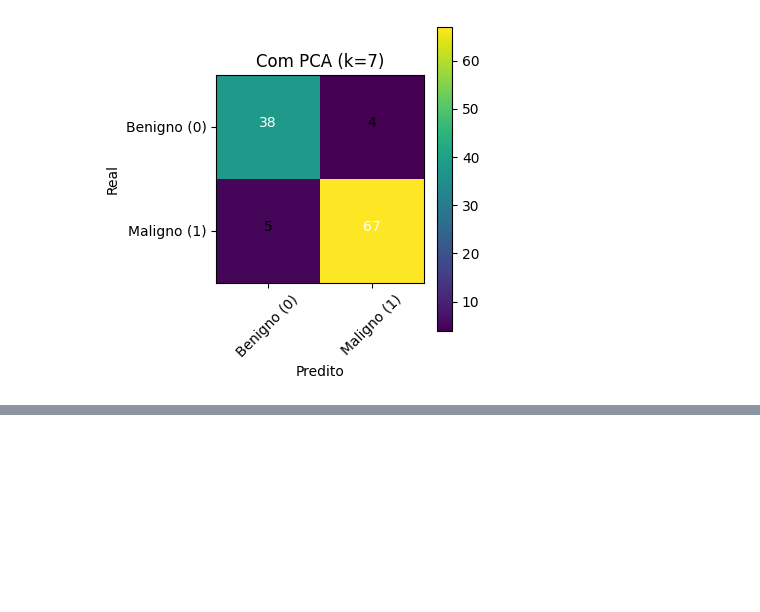
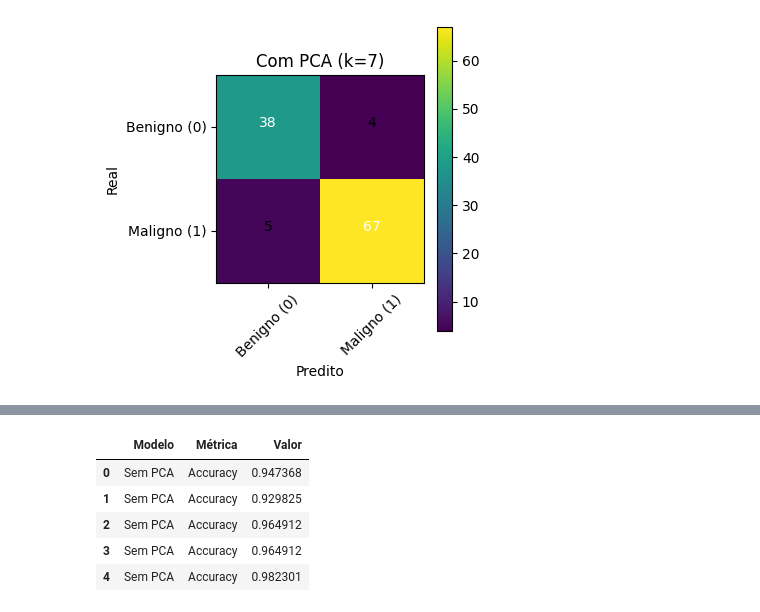
Before and after one commit to VanthuirMaia/reconhecimento-padroes, a Jupyter notebook: notebooks/03_modelo_pca_rf.ipynb, the cells around one changed output, grey strips where cells are left out. Saved outputs shown, nothing was run; the diff lists cells and outputs as text; code cells hidden in the pictures; blank space fills up the shorter version.

```diff
--- a/notebooks/03_modelo_pca_rf.ipynb
+++ b/notebooks/03_modelo_pca_rf.ipynb
@@ -85,0 +172,22 @@ plt.show()
+# %%
+import pandas as pd
+import matplotlib.pyplot as plt
+
+# Organiza os dados
+def build_cv_dataframe(cv_no_pca, cv_with_pca):
+    data = []
+    for model_name, cv in [("Sem PCA", cv_no_pca), ("Com PCA", cv_with_pca)]:
+        for metric, values in cv["raw_results"].items():
+            for val in values:
+                data.append({"Modelo": model_name, "Métrica": metric.capitalize(), "Valor": val})
+    return pd.DataFrame(data)
+
+df_cv = build_cv_dataframe(cv_no_pca, cv_with_pca)
+display(df_cv.head())
+# %% [output]
+|  | Modelo | Métrica | Valor |
+| 0 | Sem PCA | Accuracy | 0.947368 |
+| 1 | Sem PCA | Accuracy | 0.929825 |
+| 2 | Sem PCA | Accuracy | 0.964912 |
+| 3 | Sem PCA | Accuracy | 0.964912 |
+| 4 | Sem PCA | Accuracy | 0.982301 |
```
Also changed, not shown: parts of 6 cells of this notebook, 5 other files.
